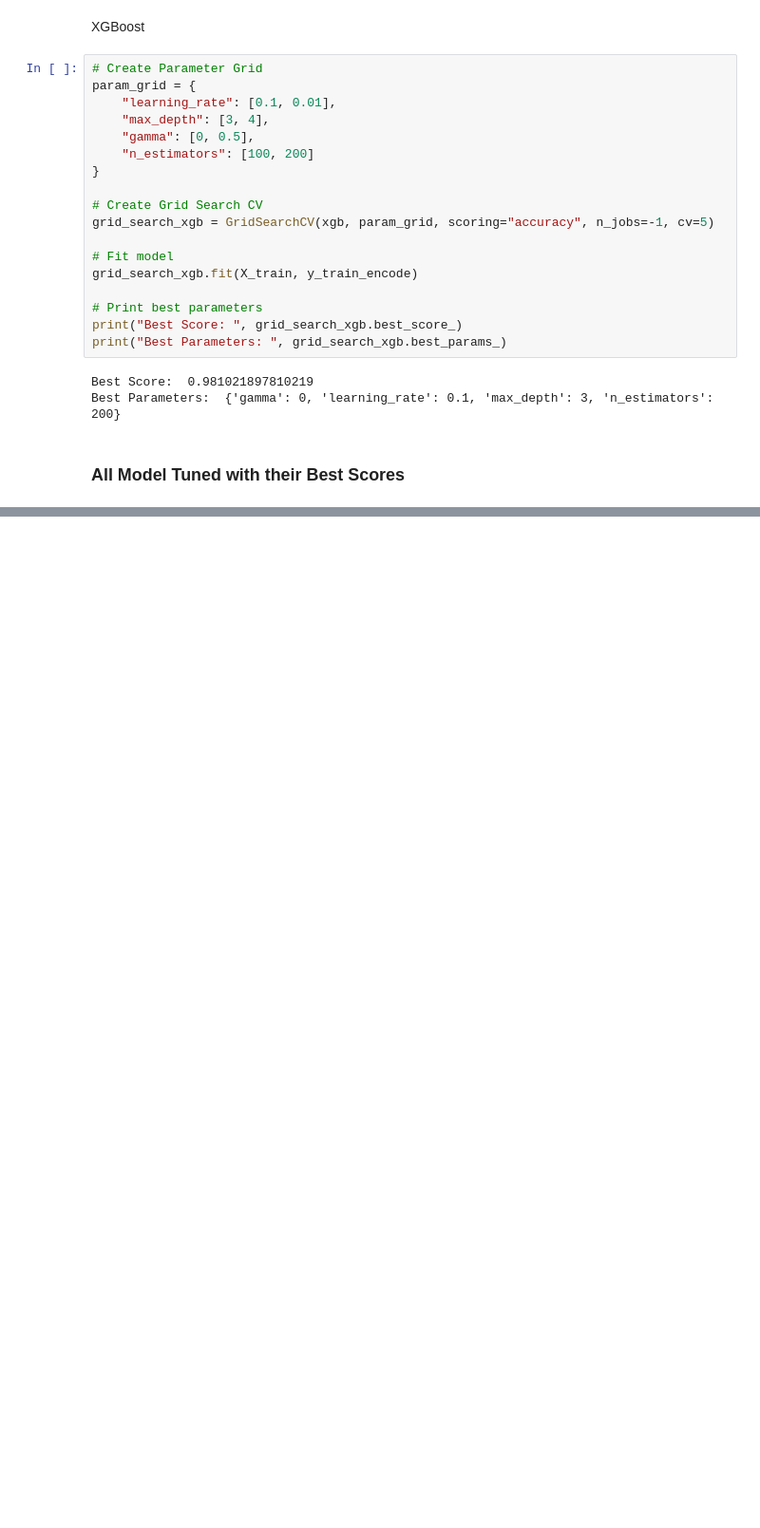
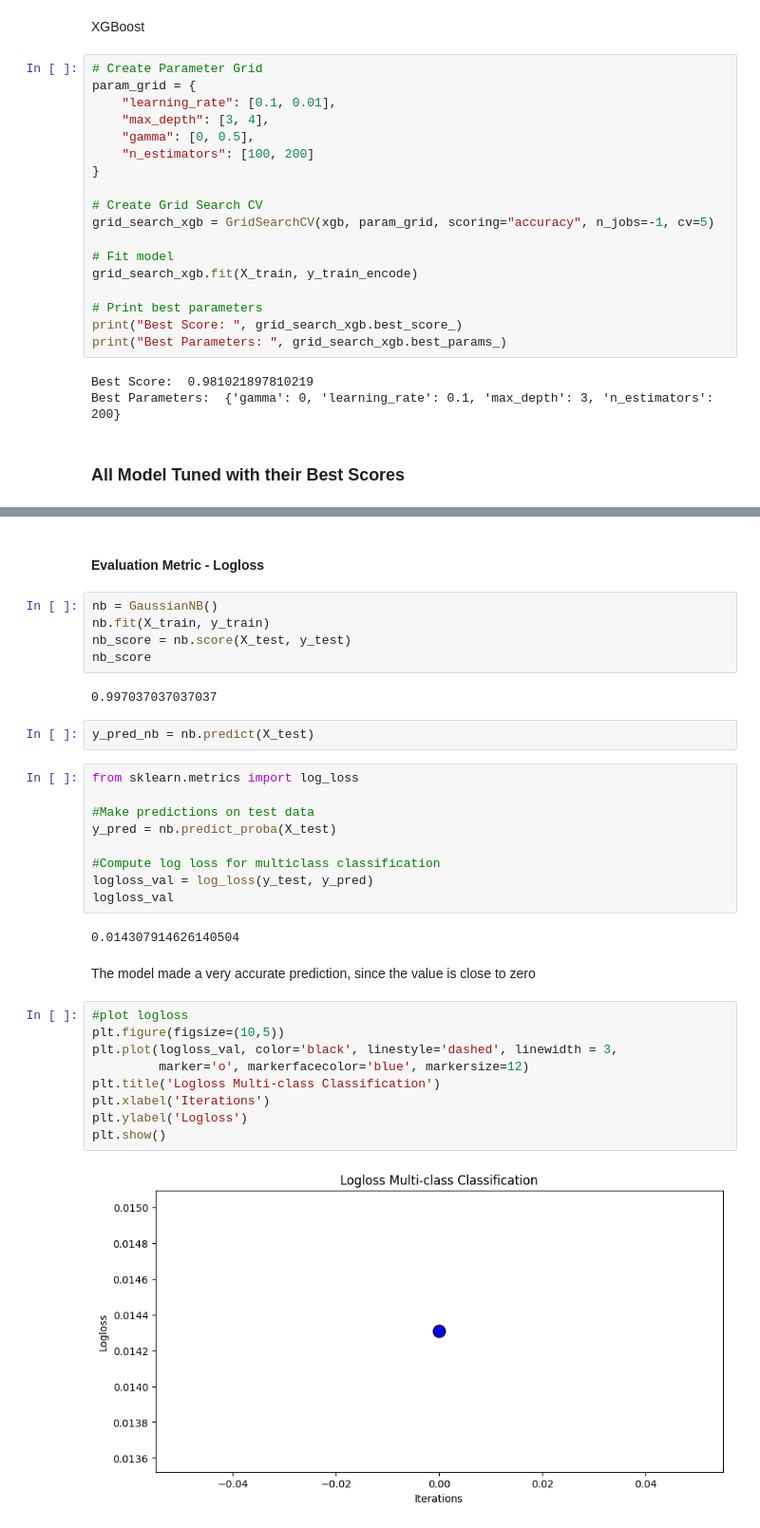
Before and after one commit to KayDD1/crop_recommender_to_deployment, a Jupyter notebook: notebook/MODEL_TRAINING_Crop_Recommender.ipynb, the cells around one changed output, grey strips where cells are left out. Shown at 95% size. Drawn from its saved outputs; the diff is of its cells as text; blank space fills up the shorter version.

Commit message:
modified evaluation metric

```diff
--- a/notebook/MODEL_TRAINING_Crop_Recommender.ipynb
+++ b/notebook/MODEL_TRAINING_Crop_Recommender.ipynb
@@ -616,3 +616,38 @@ df
 | 7 | XGB | 0.981022 |
 | 5 | KNN | 0.978001 |
 | 4 | Logistic Regression | 0.975912 |
+# %% [markdown]
+#### Evaluation Metric - Logloss
+# %%
+nb = GaussianNB()
+nb.fit(X_train, y_train)
+nb_score = nb.score(X_test, y_test)
+nb_score
+# %% [output]
+0.997037037037037
+# %%
+y_pred_nb = nb.predict(X_test)
+# %%
+from sklearn.metrics import log_loss
+
+#Make predictions on test data
+y_pred = nb.predict_proba(X_test)
+
+#Compute log loss for multiclass classification
+logloss_val = log_loss(y_test, y_pred)
+logloss_val
+# %% [output]
+0.014307914626140504
+# %% [markdown]
+The model made a very accurate prediction, since the value is close to zero
+# %%
+#plot logloss
+plt.figure(figsize=(10,5))
+plt.plot(logloss_val, color='black', linestyle='dashed', linewidth = 3,
+         marker='o', markerfacecolor='blue', markersize=12)
+plt.title('Logloss Multi-class Classification')
+plt.xlabel('Iterations')
+plt.ylabel('Logloss')
+plt.show()
+# %% [output]
+[figure, added]
```
Also changed, not shown: parts of 9 cells of this notebook, 2 other files.
